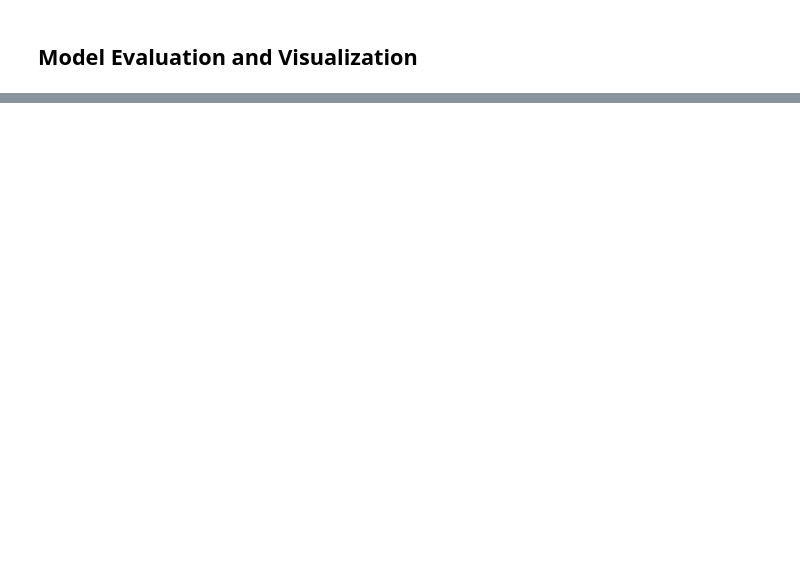
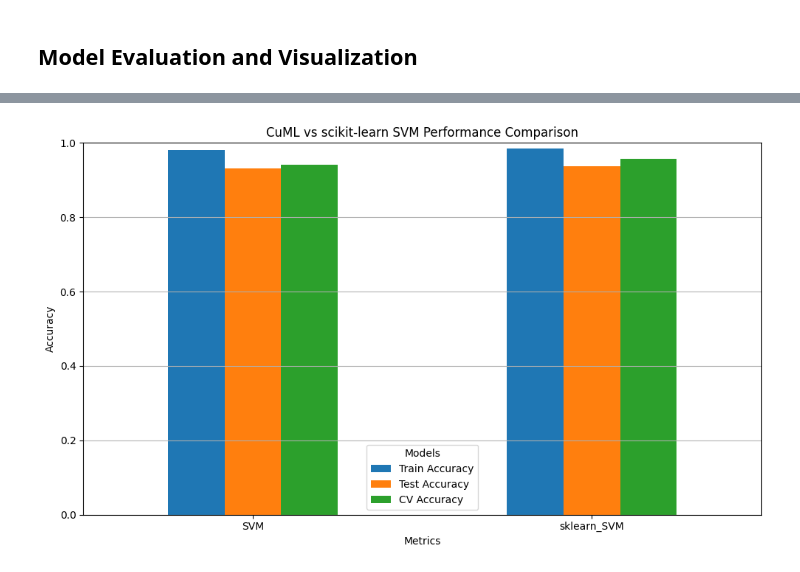
Before and after one commit to ARoyyanF/cuml-tf-model-hydrocarbon-prediction, a Jupyter notebook: svm.ipynb, the cells around one changed output, grey strips where cells are left out. Cells and saved outputs as stored; diff of their text form; code cells hidden in the pictures; blank space fills up the shorter version.

```diff
--- a/svm.ipynb
+++ b/svm.ipynb
@@ -257,7 +476,7 @@ y_test_gpu = cudf.Series(y_test.values)
 # Define parameter grid for grid search
 param_grid = {
     'C': [0.1, 1, 10, 100],
-    'kernel': ['linear', 'rbf', 'poly'],
+    'kernel': ['rbf'],
     'gamma': ['scale', 'auto', 0.1, 0.01],
     'degree': [2, 3, 4]  # Only used for poly kernel
 }
@@ -382,0 +637,8 @@ print(f"Total notebook execution time: {end_notebook - start_notebook:.2f} secon
+# %%
+# Define the same parameter grid as used for CuML
+sklearn_param_grid = {
+    'C': [0.1, 1, 10, 100],
+    'kernel': ['rbf'],
+    'gamma': ['scale', 'auto', 0.1, 0.01],
+    'degree': [2, 3, 4]  # Only used for poly kernel
+}
@@ -382,0 +676,10 @@ print(f"Total notebook execution time: {end_notebook - start_notebook:.2f} secon
+# %%
+# Train final scikit-learn SVM model with best parameters
+print("Training final scikit-learn model with best parameters...")
+sklearn_train_start_time = time.time()
+
+sklearn_final_model = SklearnSVC(**sklearn_grid_search.best_params_)
+sklearn_final_model.fit(X_train, y_train)
+
+sklearn_train_time = time.time() - sklearn_train_start_time
+print(f"scikit-learn model training completed in {sklearn_train_time:.2f} seconds")
@@ -382,0 +762,10 @@ print(f"Total notebook execution time: {end_notebook - start_notebook:.2f} secon
+# %%
+# Compare accuracy metrics
+models_comparison = pd.DataFrame({
+    'Train Accuracy': Train_accuracy,
+    'Test Accuracy': Test_accuracy,
+    'CV Accuracy': CrossValidation_accuracy
+})
+
+print("Accuracy Comparison:")
+display(models_comparison.sort_values(by='Test Accuracy', ascending=False))
@@ -382,0 +777,14 @@ print(f"Total notebook execution time: {end_notebook - start_notebook:.2f} secon
+# %%
+# Visualize accuracy comparison
+models_comparison.plot(kind='bar', figsize=(10, 6))
+plt.title('CuML vs scikit-learn SVM Performance Comparison')
+plt.xlabel('Metrics')
+plt.ylabel('Accuracy')
+plt.xticks(rotation=0)
+plt.ylim([0, 1])
+plt.grid(axis='y')
+plt.legend(title='Models')
+plt.tight_layout()
+plt.show()
+# %% [output]
+[figure, added]
```
Also changed, not shown: parts of 40 cells of this notebook, 1 other file.
